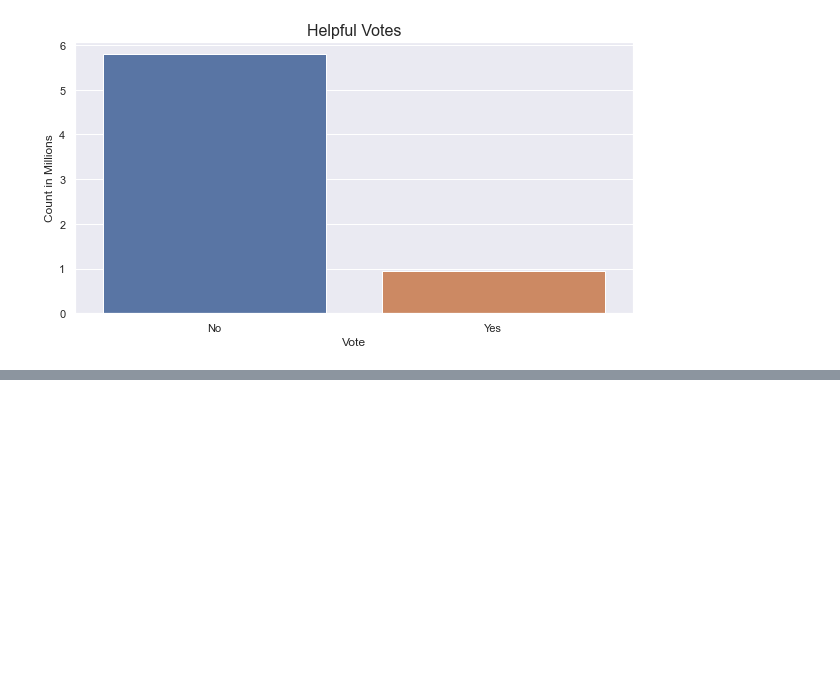
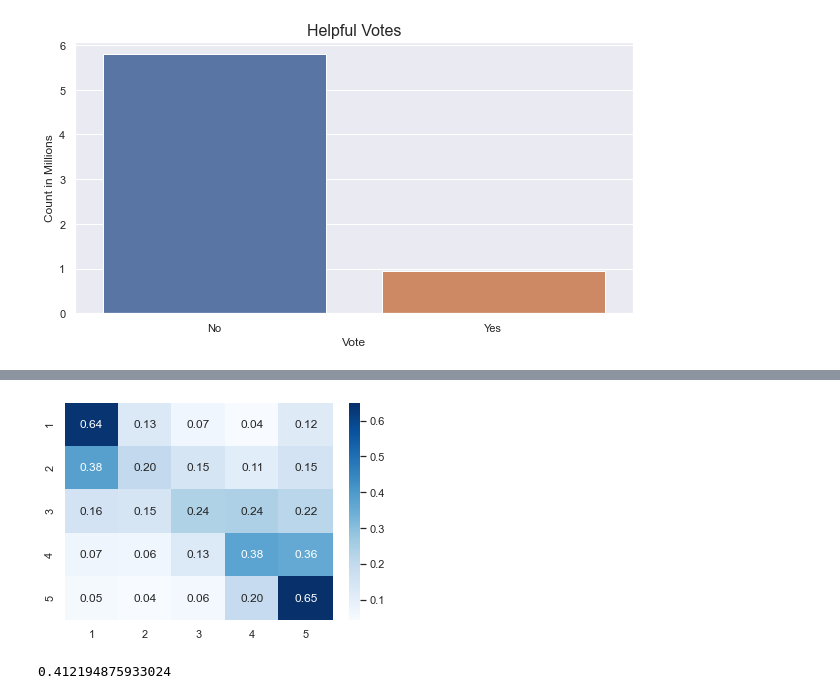
Before and after one commit to MagdaW19/Sentiment_Analysis, a Jupyter notebook: notebooks/EDA.ipynb, the cells around one changed output, grey strips where cells are left out. Cells and saved outputs as stored; diff of their text form; code cells hidden in the pictures; blank space fills up the shorter version.

```diff
--- a/notebooks/EDA.ipynb
+++ b/notebooks/EDA.ipynb
@@ -105,0 +189,2 @@ plt.show()
+# %%
+X_train, X_test, y_train, y_test = train_test_split(X, y, stratify=y, test_size=0.2, random_state=42)
@@ -105,0 +196,5 @@ plt.show()
+# %%
+# creating tfidf model
+tfidf = TfidfVectorizer(max_features=1_000, max_df=0.9999,ngram_range=(1,2), stop_words='english')
+X_train_tfidf = tfidf.fit_transform(X_train)
+X_test_tfidf = tfidf.transform(X_test)
@@ -105,0 +207,2 @@ plt.show()
+# %%
+y_test_pred = rf.predict(X_test_tfidf)
@@ -105,0 +222,17 @@ plt.show()
+# %%
+cm = confusion_matrix(y_test, y_test_pred, normalize='true')
+sns.heatmap(cm, cmap='Blues',
+                yticklabels=range(1,6),
+                xticklabels=range(1,6),
+                annot=True,
+                fmt='.2f'
+                )
+plt.show()
+# %% [output]
+[figure, added]
+# %%
+gb = GradientBoostingClassifier(n_estimators=20, max_depth=10, max_features=0.6, subsample=0.6)
+gb.fit(X_train_tfidf, y_train)
+gb.score(X_test_tfidf, y_test)
+# %% [output]
+0.412194875933024
```
Also changed, not shown: parts of 23 cells of this notebook, 3 other files.
